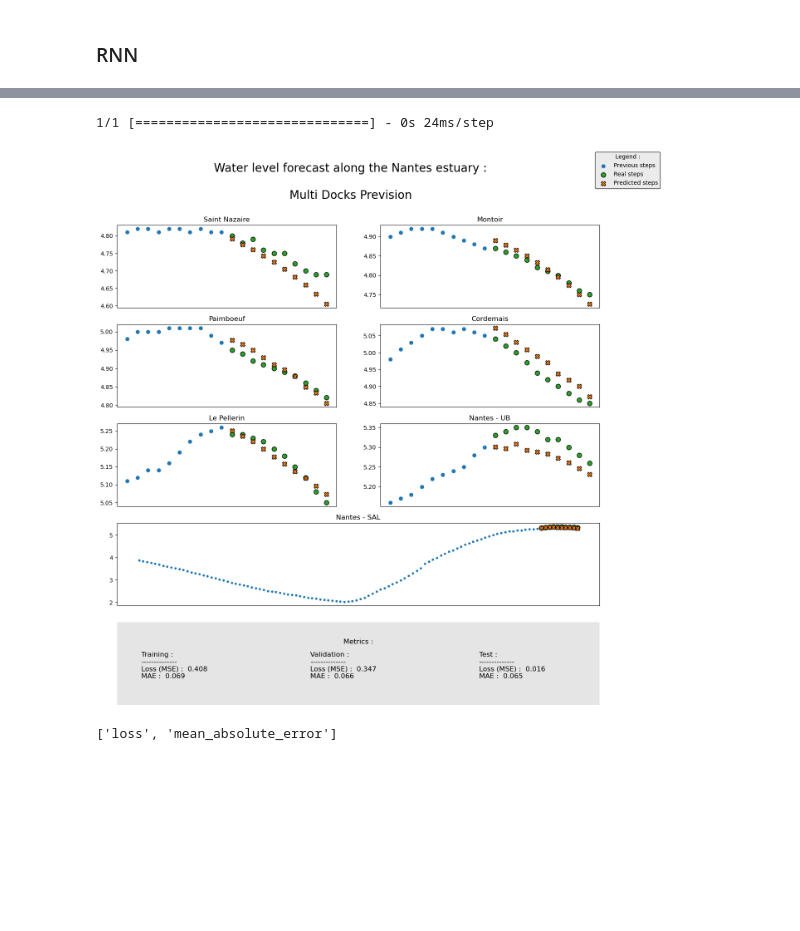
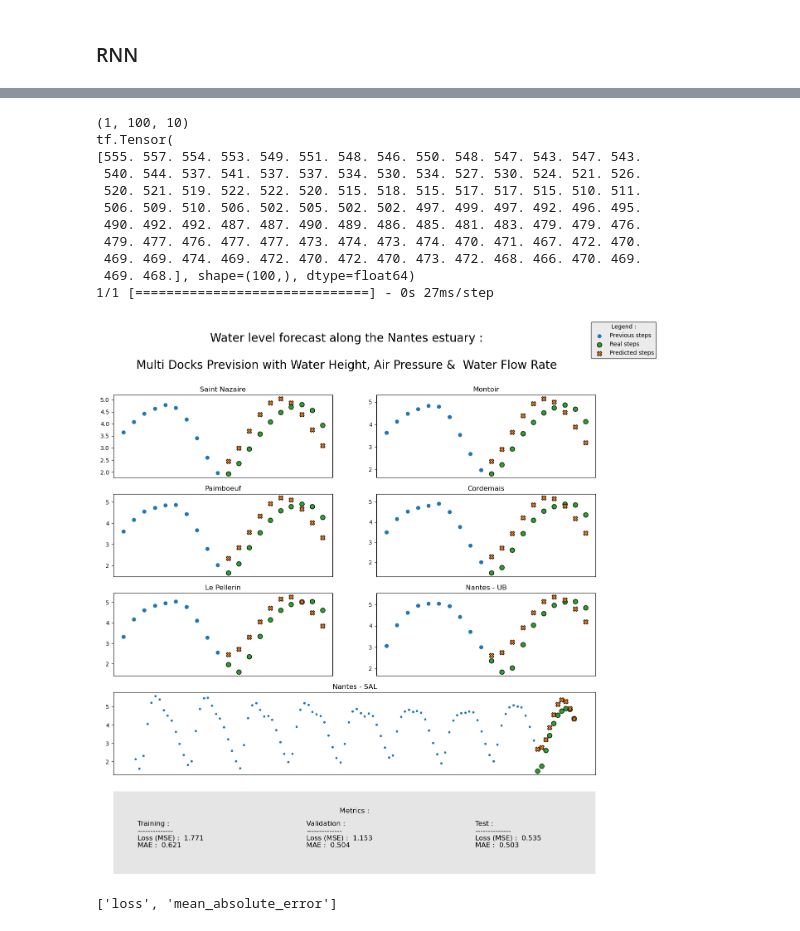
Before and after one commit to AlexandreThomassin/PIIA-Marees, a Jupyter notebook: Alexandre/Prédictions Loire/Multi-Step Model.ipynb, the cells around one changed output, grey strips where cells are left out. Drawn from its saved outputs; the diff is of its cells as text; code cells hidden in the pictures; blank space fills up the shorter version.

Commit message:
Added Flow rate & Pressure predictions

```diff
--- a/Alexandre/Prédictions Loire/Multi-Step Model.ipynb
+++ b/Alexandre/Prédictions Loire/Multi-Step Model.ipynb
@@ -45,7 +45,8 @@ Your kernel may have been built without NUMA support.
 Your kernel may have been built without NUMA support.
 # %%
-df = pandas.read_csv("dock.csv", index_col=0)
+df = pandas.read_csv("Datas/dataset.csv", index_col=0)
 # date_time = pandas.to_datetime(df.pop('Date'), format='%d/%m/%Y %H:%M:%S')
-columns = list(df.columns)
+columns = list(df.columns)[:-3]
+print(columns)
 print(df)
 # %% [output]
@@ -399,5 +402,7 @@ example_inputs, example_labels = multi_window.split_window(example_window)
 multi_window._example = example_inputs, example_labels
 #print(example_inputs)
 
+num_label = len(multi_window.label_columns)
+
 multi_window.plot(figname="Multi Docks")
 # %% [output]
@@ -502,16 +514,21 @@ Plot_cols : ['NSAL Hauteur']
 # %%
 multi_dense_model = tf.keras.Sequential([
     # Take the last time step.
-    # Shape [batch, time, features] => [batch, 1, features]
-    tf.keras.layers.Lambda(lambda x: x[:, -1:, :]),
+    keras.layers.Flatten(input_shape = (multi_window.input_width, num_features)),
     # Shape => [batch, 1, dense_units]
+    tf.keras.layers.Dense(512, activation='relu'),
+    tf.keras.layers.Dense(256, activation='relu'),
     tf.keras.layers.Dense(128, activation='relu'),
+    tf.keras.layers.Dense(64, activation='relu'),
+
     # Shape => [batch, out_steps*features]
-    tf.keras.layers.Dense(OUT_STEPS*num_features,
+    tf.keras.layers.Dense(OUT_STEPS*num_label,
                           kernel_initializer=tf.initializers.zeros()),
     # Shape => [batch, out_steps, features]
-    tf.keras.layers.Reshape([OUT_STEPS, num_features])
+    tf.keras.layers.Reshape([OUT_STEPS, num_label])
 ])
+
+multi_dense_model.summary()
 
 history = compile_and_fit(multi_dense_model, multi_window)
 
@@ -679,8 +709,9 @@ Plot_cols : ['NSAL Hauteur']
 # %%
-model = multi_conv_model
+model = multi_dense_model
 
 test, real = multi_window._example
-#print(test, real)
+print(test.shape)
+print(test[0,:,-1])
 pred = model.predict(test)
 
 input_length = multi_window.input_width
@@ -709,12 +740,12 @@ for ax in axs[-4:]:
 axbig = fig.add_subplot(gs[-2, :])
 axbig.get_xaxis().set_visible(False)
 axbig.set_title(ports[-1])
-axbig.scatter(abs[:input_length], test[0,:,-1], marker = '.')
-axbig.scatter(abs[input_length:], real[0,:,-1], edgecolors='k', c='#2ca02c', s=64)
+axbig.scatter(abs[:input_length], test[0,:,-4], marker = '.')
+axbig.scatter(abs[input_length:], real[0,:,-4], edgecolors='k', c='#2ca02c', s=64)
 axbig.scatter(abs[input_length:], pred[0,:,-1], marker = 'X', edgecolors='k', c='#ff7f0e', s=64)
 
 
-fig.suptitle('Water level forecast along the Nantes estuary :\n\nMulti Docks Prevision', fontsize=20)
+fig.suptitle('Water level forecast along the Nantes estuary :\n\nMulti Docks Prevision with Water Height, Air Pressure &  Water Flow Rate', fontsize=20)
 
 fig.legend(handles, labels, loc='upper right',  title='Legend :', facecolor="0.90", edgecolor="black")
 
@@ -737,37 +768,47 @@ textobjs.append(text)
 
 text = ax.text(0.40,h,
                f"Validation : \n--------------\nLoss (MSE) : {history.history['val_loss'][-1]: .3f}\nMAE : {history.history['val_mean_absolute_error'][-1]: .3f}",
                ha="left", transform=ax.transAxes, fontsize = 12)
 
 textobjs.append(text)
 
 text = ax.text(0.75,h,
-               f"Test : \n--------------\nLoss (MSE) : {cnn_test[0]: .3f}\nMAE : {cnn_test[1]: .3f}",
+               f"Test : \n--------------\nLoss (MSE) : {dense_test[0]: .3f}\nMAE : {dense_test[1]: .3f}",
                ha="left", transform=ax.transAxes, fontsize = 12)
 
 textobjs.append(text)
 
 xmin = min([t.get_window_extent().xmin for t in textobjs])*0.85
 xmax = max([t.get_window_extent().xmax for t in textobjs])*1.05
 ymin = min([t.get_window_extent().ymin for t in textobjs])*0.85
 ymax = max([t.get_window_extent().ymax for t in textobjs])*1.1
 
 xmin, ymin = fig.transFigure.inverted().transform((xmin, ymin))
 xmax, ymax = fig.transFigure.inverted().transform((xmax, ymax))
 
 size = fig.get_size_inches()*fig.dpi
 
 rect = patches.Rectangle((0,0),size[0],size[1], facecolor='grey', alpha=0.2, transform=fig.transFigure)
 
 ax.add_patch(rect)
 
 ax.axis('off')
 
 plt.show()
-fig.savefig("img/CNN - Multi docks.png")
+fig.savefig("img/Dense - Multi docks + Pressure & Flow rate.png")
 # %% [output]
-1/1 [==============================] - 0s 24ms/step
+(1, 100, 10)
+tf.Tensor(
+[555. 557. 554. 553. 549. 551. 548. 546. 550. 548. 547. 543. 547. 543.
+ 540. 544. 537. 541. 537. 537. 534. 530. 534. 527. 530. 524. 521. 526.
+ 520. 521. 519. 522. 522. 520. 515. 518. 515. 517. 517. 515. 510. 511.
+ 506. 509. 510. 506. 502. 505. 502. 502. 497. 499. 497. 492. 496. 495.
+ 490. 492. 492. 487. 487. 490. 489. 486. 485. 481. 483. 479. 479. 476.
+ 479. 477. 476. 477. 477. 473. 474. 473. 474. 470. 471. 467. 472. 470.
+ 469. 469. 474. 469. 472. 470. 472. 470. 473. 472. 468. 466. 470. 469.
+ 469. 468.], shape=(100,), dtype=float64)
+1/1 [==============================] - 0s 27ms/step
-[figure, old version]
+[figure, new version]
 # %%
 multi_lstm_model.save('models/multi_lstm_model.h5')
 # %%
```
Also changed, not shown: parts of 17 cells of this notebook, 18 other files.
